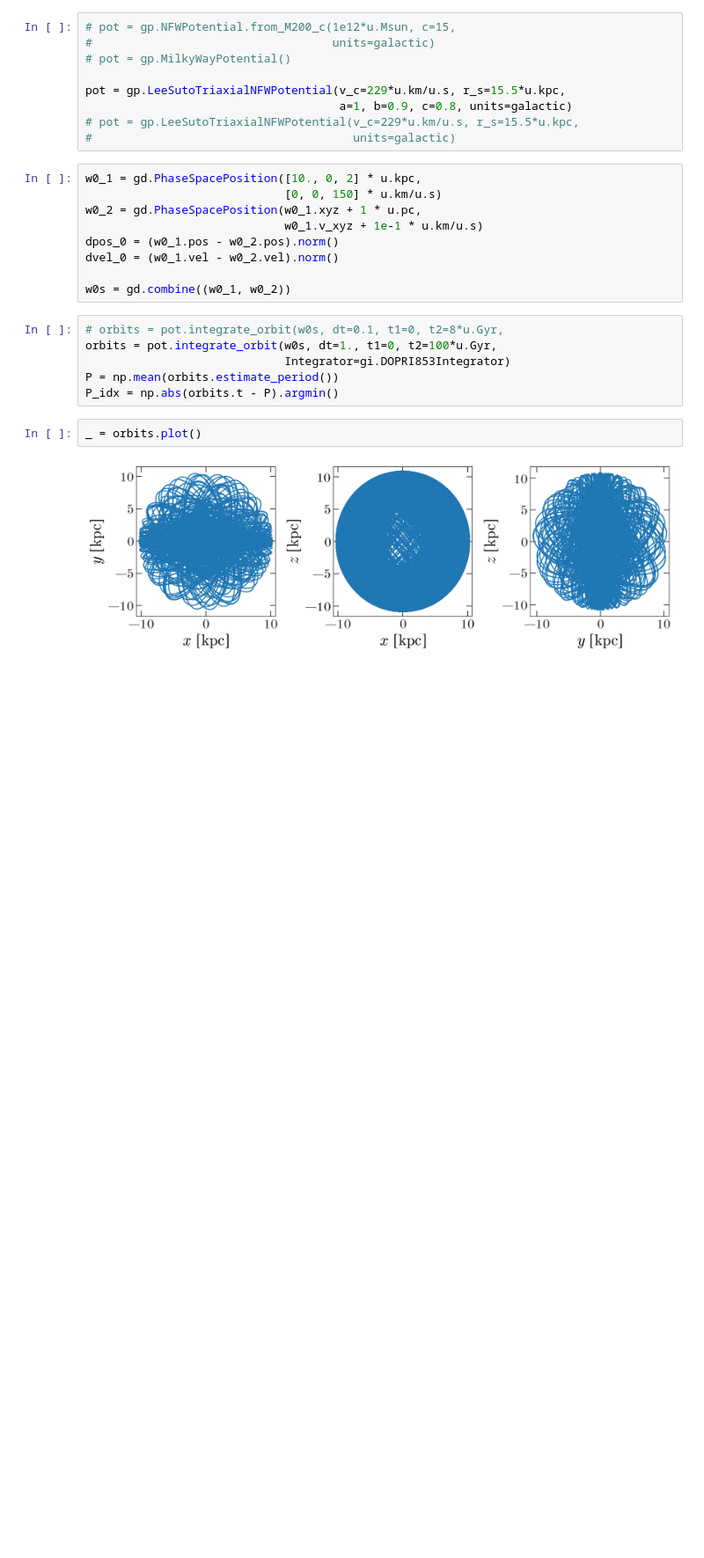
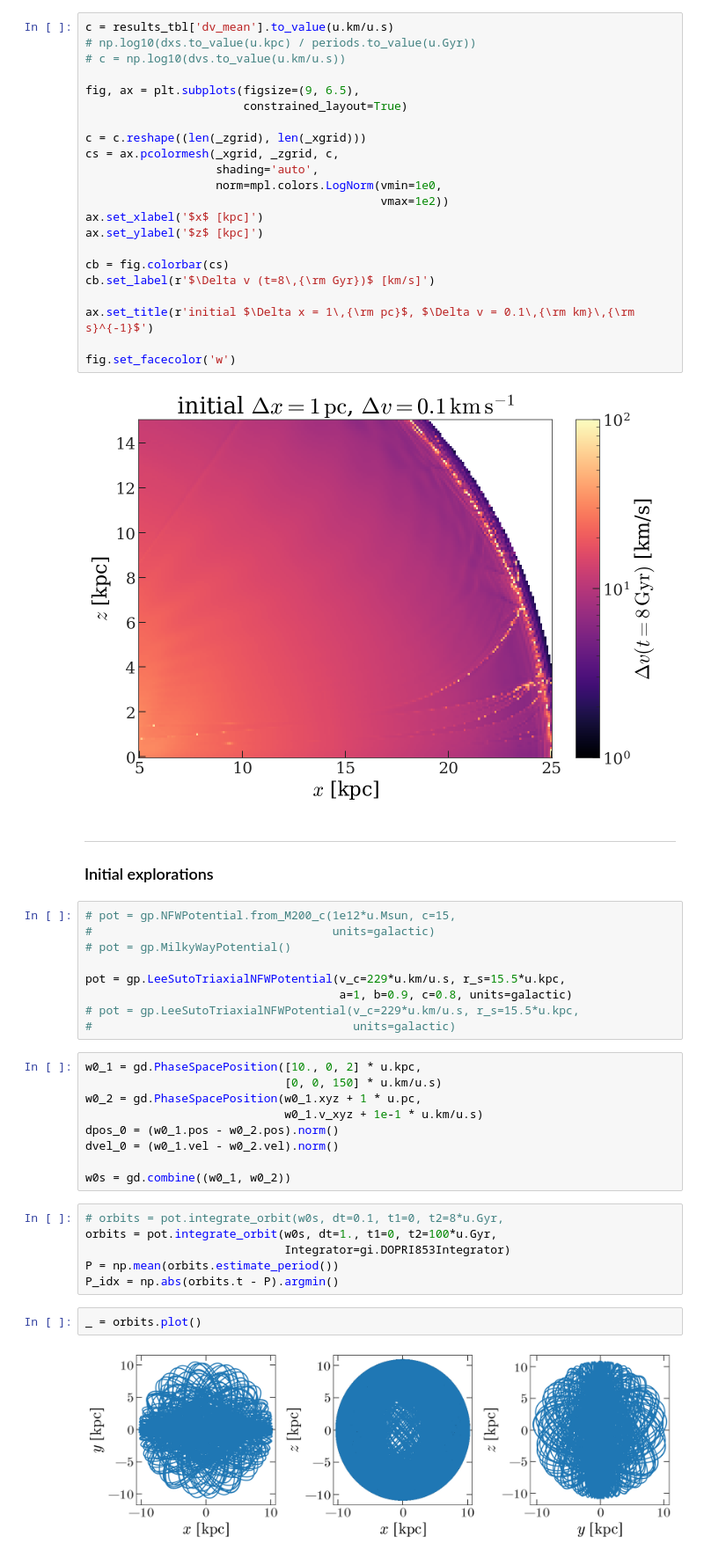
Before and after one commit to adrn/nonlinear-dynamics-fun, a Jupyter notebook: notebooks/Orbit-pairs-divergence.ipynb, the cells around one changed output. Shown at 88% size. Cells and saved outputs as stored; diff of their text form; blank space fills up the shorter version.

```diff
--- a/notebooks/Orbit-pairs-divergence.ipynb
+++ b/notebooks/Orbit-pairs-divergence.ipynb
@@ -16,3 +146,31 @@ from gala.units import galactic
+# %%
+c = results_tbl['dv_mean'].to_value(u.km/u.s)
+# np.log10(dxs.to_value(u.kpc) / periods.to_value(u.Gyr))
+# c = np.log10(dvs.to_value(u.km/u.s))
+
+fig, ax = plt.subplots(figsize=(9, 6.5),
+                       constrained_layout=True)
+
+c = c.reshape((len(_zgrid), len(_xgrid)))
+cs = ax.pcolormesh(_xgrid, _zgrid, c,
+                   shading='auto',
+                   norm=mpl.colors.LogNorm(vmin=1e0,
+                                           vmax=1e2))
+ax.set_xlabel('$x$ [kpc]')
+ax.set_ylabel('$z$ [kpc]')
+
+cb = fig.colorbar(cs)
+cb.set_label(r'$\Delta v (t=8\,{\rm Gyr})$ [km/s]')
+
+ax.set_title(r'initial $\Delta x = 1\,{\rm pc}$, $\Delta v = 0.1\,{\rm km}\,{\rm s}^{-1}$')
+
+fig.set_facecolor('w')
+# %% [output]
+[figure, added]
+# %% [markdown]
+---
+
+### Initial explorations
 # %%
 # pot = gp.NFWPotential.from_M200_c(1e12*u.Msun, c=15,
 #                                   units=galactic)
```
Also changed, not shown: parts of 20 cells of this notebook, 2 other files.
